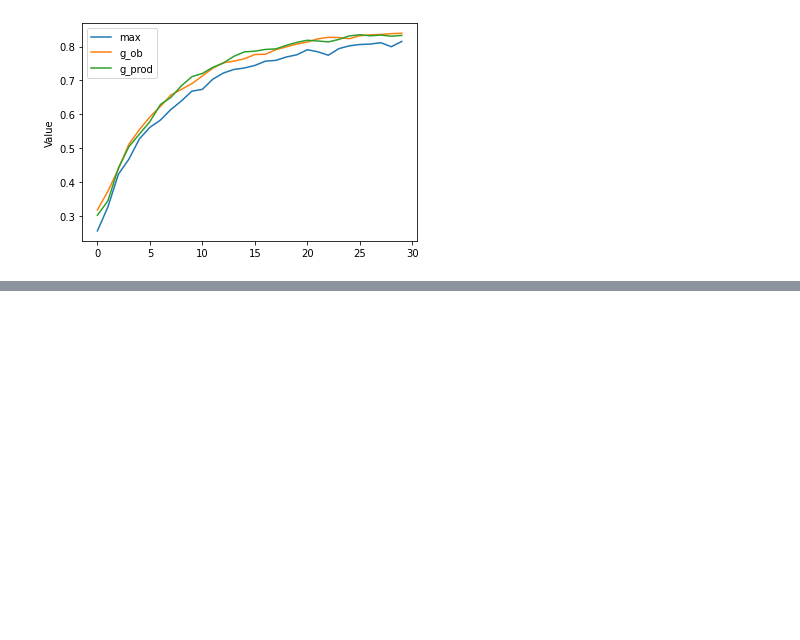
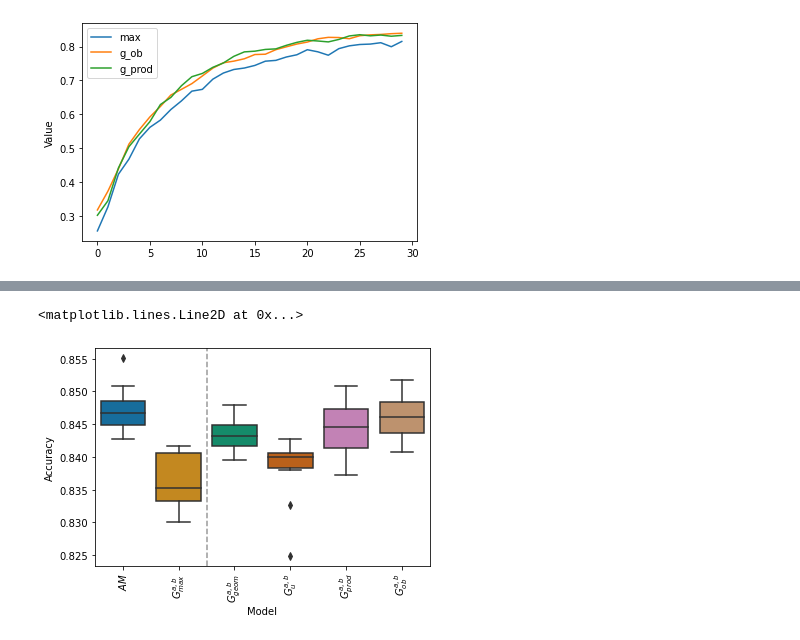
Before and after one commit to iosurodri/overlapsAndGroupings, a Jupyter notebook: src/notebooks/plot_best_groupings.ipynb, the cells around one changed output, grey strips where cells are left out. Cells and saved outputs as stored; diff of their text form; code cells hidden in the pictures; blank space fills up the shorter version.

```diff
--- a/src/notebooks/plot_best_groupings.ipynb
+++ b/src/notebooks/plot_best_groupings.ipynb
@@ -144,0 +219,14 @@ plt.savefig(os.path.join(PATH_plots, 'training30epochs_soft.pdf'))
+# %%
+data_resnet = [
+    [r'$AM$', 0.8427, 0.8451, 0.8551, 0.8449, 0.8479, 0.8461, 0.8487, 0.8509, 0.8472, 0.8449],
+    [r'$G_{max}^{a,b}$', 0.8307, 0.8417, 0.8363, 0.8342, 0.841, 0.8331, 0.8338, 0.8394, 0.8417, 0.83],
+    [r'$G_{geom}^{a,b}$', 0.8429, 0.8443, 0.8458, 0.845, 0.8417, 0.8435, 0.8413, 0.8416, 0.8396, 0.848],
+    [r'$G_{u}^{a,b}$', 0.84, 0.8413, 0.8401, 0.8326, 0.838, 0.8249, 0.8406, 0.839, 0.8404, 0.8428],
+    [r'$G_{prod}^{a,b}$', 0.8401, 0.844, 0.8453, 0.8373, 0.8474, 0.8508, 0.8496, 0.8426, 0.8474, 0.8409],
+    [r'$G_{ob}^{a,b}$', 0.8463, 0.8517, 0.8473, 0.8408, 0.8431, 0.8438, 0.8488, 0.8459, 0.8437, 0.8488]
+]
+
+df = pd.DataFrame(data=data_resnet, columns=['Model', 'Test1', 'Test2', 'Test3', 'Test4', 'Test5', 'Test6', 'Test7', 'Test8', 'Test9', 'Test10'])
+df = df.set_index('Model')
+
+print(df)
@@ -144,0 +251,12 @@ plt.savefig(os.path.join(PATH_plots, 'training30epochs_soft.pdf'))
+# %%
+fig = plt.figure()
+ax = sns.boxplot(data=df.T, palette='colorblind')
+plt.xticks(rotation=90)
+plt.ylabel('Accuracy')
+
+plt.axvline(x=1.5, color='black', linestyle='--', alpha=0.4)
+# plt.axvline(x=9.5, color='black', linestyle='--', alpha=0.4)
+# plt.axvline(x=14.5, color='black', linestyle='--', alpha=0.4)
+# %% [output]
+<matplotlib.lines.Line2D at 0x...>
+[figure, added]
```
Also changed, not shown: parts of 9 cells of this notebook, 6 other files.
